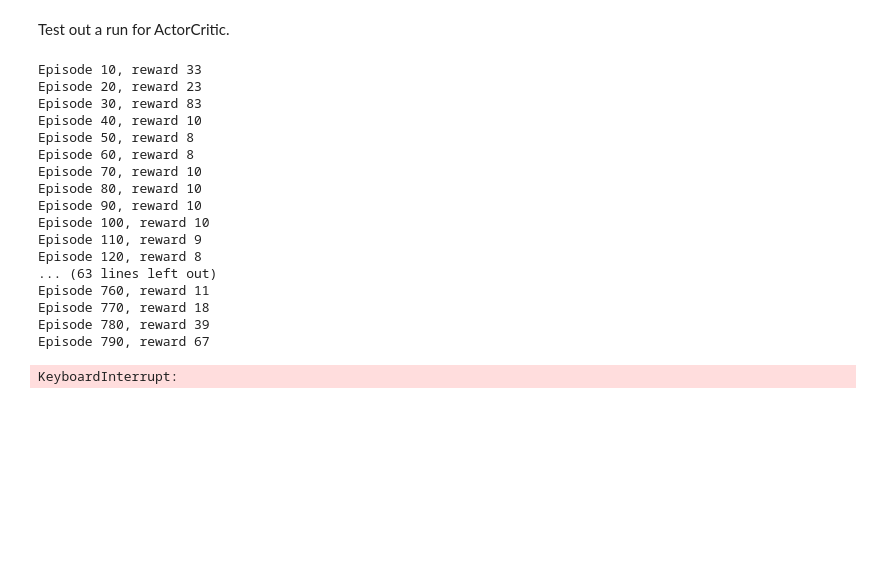
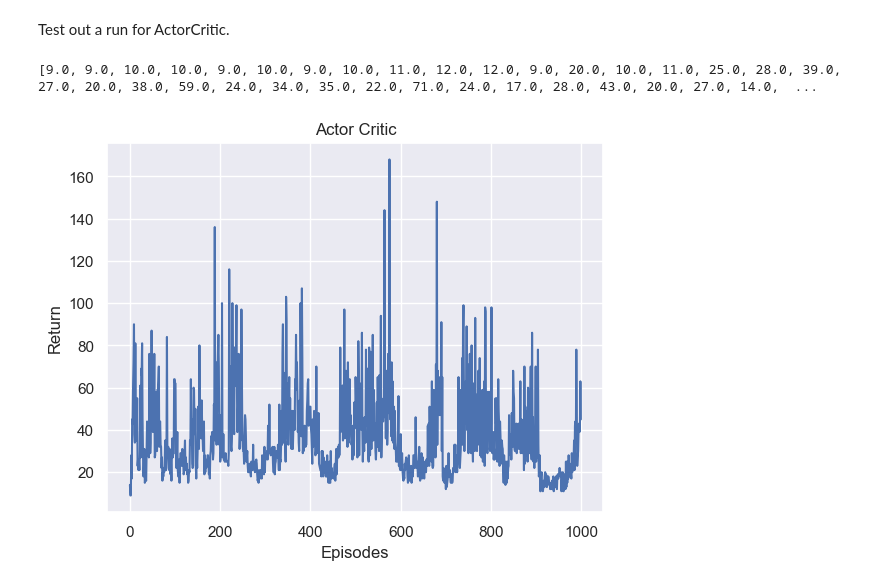
Before and after one commit to Ling01234/SARSA-Function-Approximation, a Jupyter notebook: assignment2_rl.ipynb, the cells around one changed output. Cells and saved outputs as stored; diff of their text form; code cells hidden in the pictures; blank space fills up the shorter version.

```diff
--- a/assignment2_rl.ipynb
+++ b/assignment2_rl.ipynb
@@ -165,30 +165,13 @@ From the graphs above, we observe that the performance of the agent with $\alpha
 ## Actor Critic
 # %% [markdown]
 Test out a run for ActorCritic.
-# %%
-from ActorCriticAgent import *
-import gymnasium as gym
-
-env = gym.make("CartPole-v1")
-env.reset()
-AC = ActorCritic(env, hidden_units=128, gamma=0.99, alpha = 0.1, num_episode=1000)
-AC.simulate_episodes(verbose=True)
-# %% [output]
-Episode 10, reward 33
-Episode 20, reward 23
-Episode 30, reward 83
-Episode 40, reward 10
-Episode 50, reward 8
-Episode 60, reward 8
-Episode 70, reward 10
-Episode 80, reward 10
-Episode 90, reward 10
-Episode 100, reward 10
-Episode 110, reward 9
-Episode 120, reward 8
-... (63 lines left out)
-Episode 760, reward 11
-Episode 770, reward 18
-Episode 780, reward 39
-Episode 790, reward 67
-KeyboardInterrupt:
+# %%
+from ActorCriticAgent import *
+import gymnasium as gym
+
+env, actor, actor_opt, critic, critic_opt = initialize()
+rewards = train(env, actor, actor_opt, critic, critic_opt)
+plot(rewards)
+# %% [output]
+[9.0, 9.0, 10.0, 10.0, 9.0, 10.0, 9.0, 10.0, 11.0, 12.0, 12.0, 9.0, 20.0, 10.0, 11.0, 25.0, 28.0, 39.0, 27.0, 20.0, 38.0, 59.0, 24.0, 34.0, 35.0, 22.0, 71.0, 24.0, 17.0, 28.0, 43.0, 20.0, 27.0, 14.0,  ...
+[figure, added]
```
Also changed, not shown: 1 other file.
